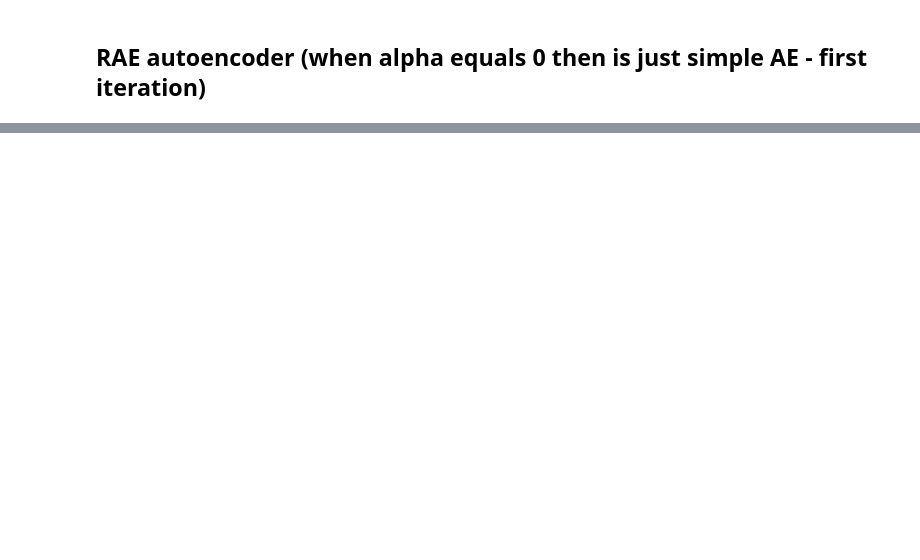
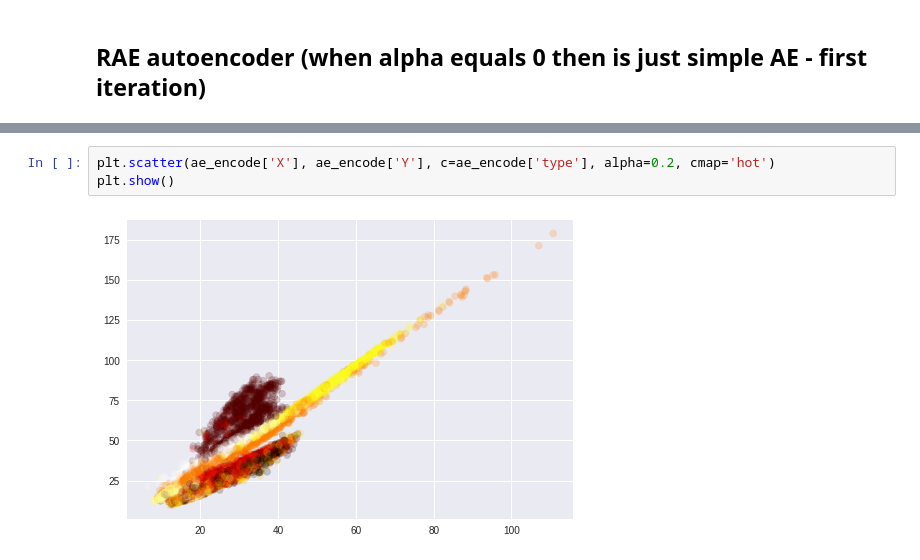
Before and after one commit to ser-art/RAE-vs-AE, a Jupyter notebook: AE_vs_RAE.ipynb, the cells around one changed output, grey strips where cells are left out. Cells and saved outputs as stored; diff of their text form; blank space fills up the shorter version.

```diff
--- a/AE_vs_RAE.ipynb
+++ b/AE_vs_RAE.ipynb
@@ -243,0 +232,5 @@ Alpha 0.2631578947368421
+# %%
+plt.scatter(ae_encode['X'], ae_encode['Y'], c=ae_encode['type'], alpha=0.2, cmap='hot')
+plt.show()
+# %% [output]
+[figure, added]
```
Also changed, not shown: parts of 17 cells of this notebook.
